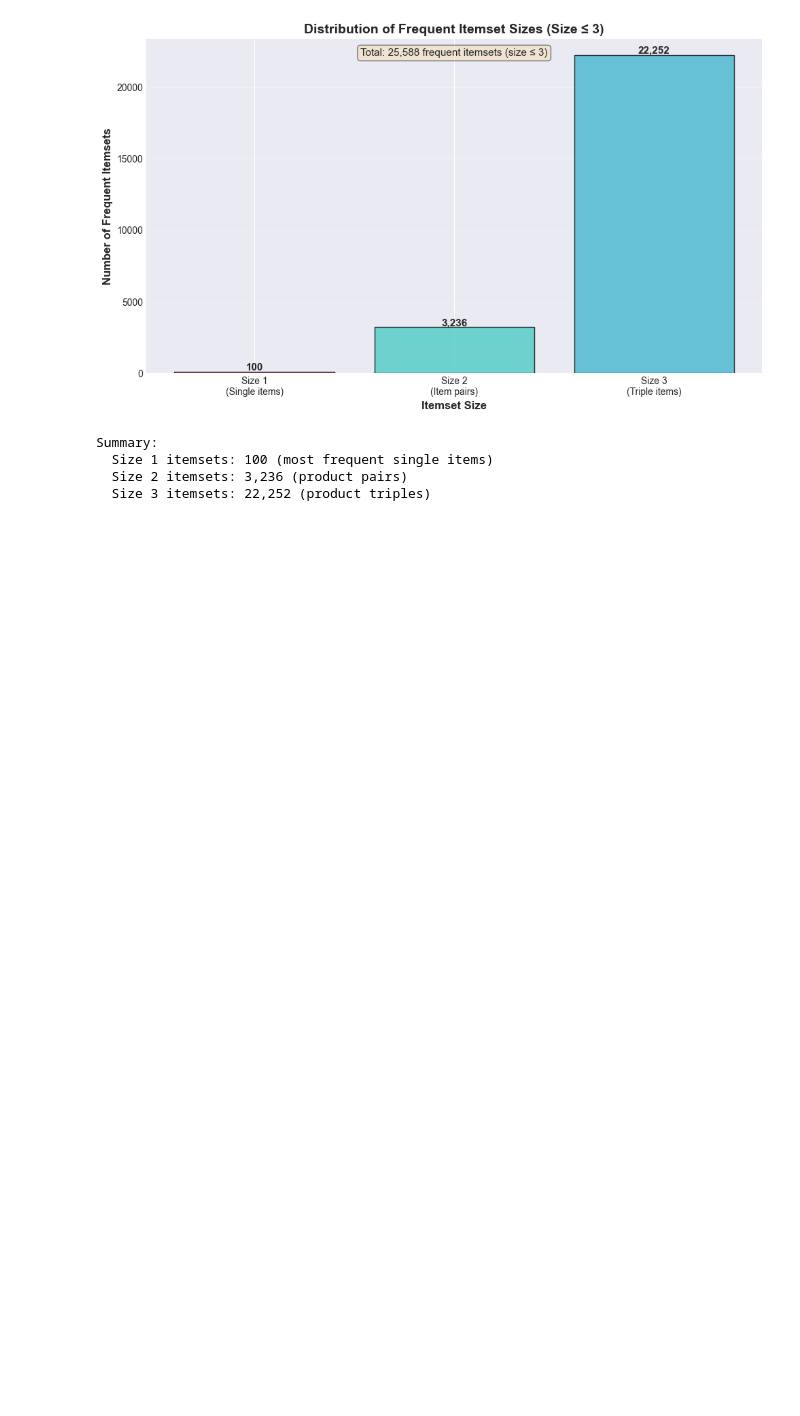
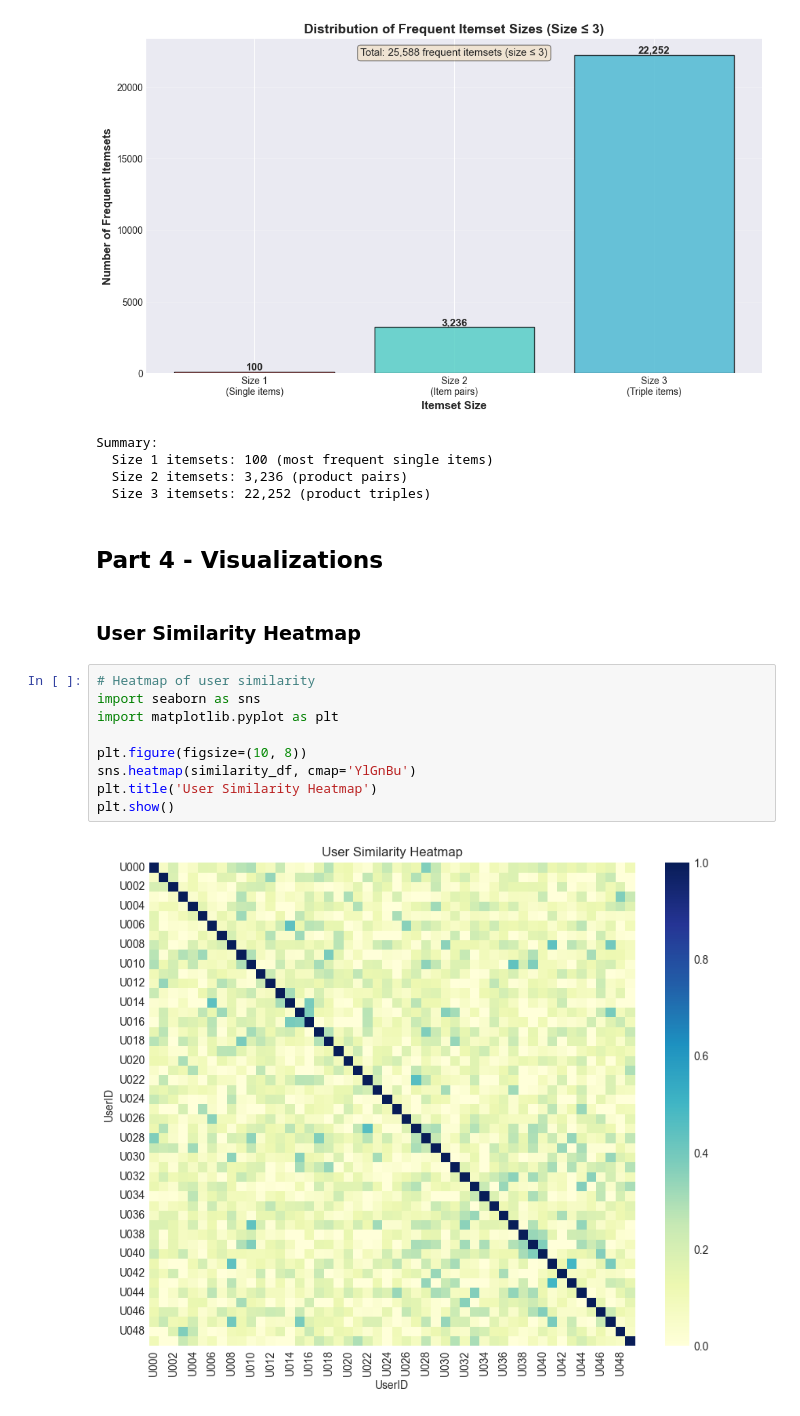
Before and after one commit to MassPaol/SOEN-471-Assignment2, a Jupyter notebook: assignment2_notebook.ipynb, the cells around one changed output. Saved outputs shown, nothing was run; the diff lists cells and outputs as text; blank space fills up the shorter version.

Commit message:
Added last 3 visualizations

```diff
--- a/assignment2_notebook.ipynb
+++ b/assignment2_notebook.ipynb
@@ -529,3 +529,18 @@ Summary:
   Size 1 itemsets: 100 (most frequent single items)
   Size 2 itemsets: 3,236 (product pairs)
   Size 3 itemsets: 22,252 (product triples)
+# %% [markdown]
+## Part 4 - Visualizations
+# %% [markdown]
+### User Similarity Heatmap
+# %%
+# Heatmap of user similarity
+import seaborn as sns
+import matplotlib.pyplot as plt
+
+plt.figure(figsize=(10, 8))
+sns.heatmap(similarity_df, cmap='YlGnBu')
+plt.title('User Similarity Heatmap')
+plt.show()
+# %% [output]
+[figure, added]
```
Also changed, not shown: parts of 5 cells of this notebook.
